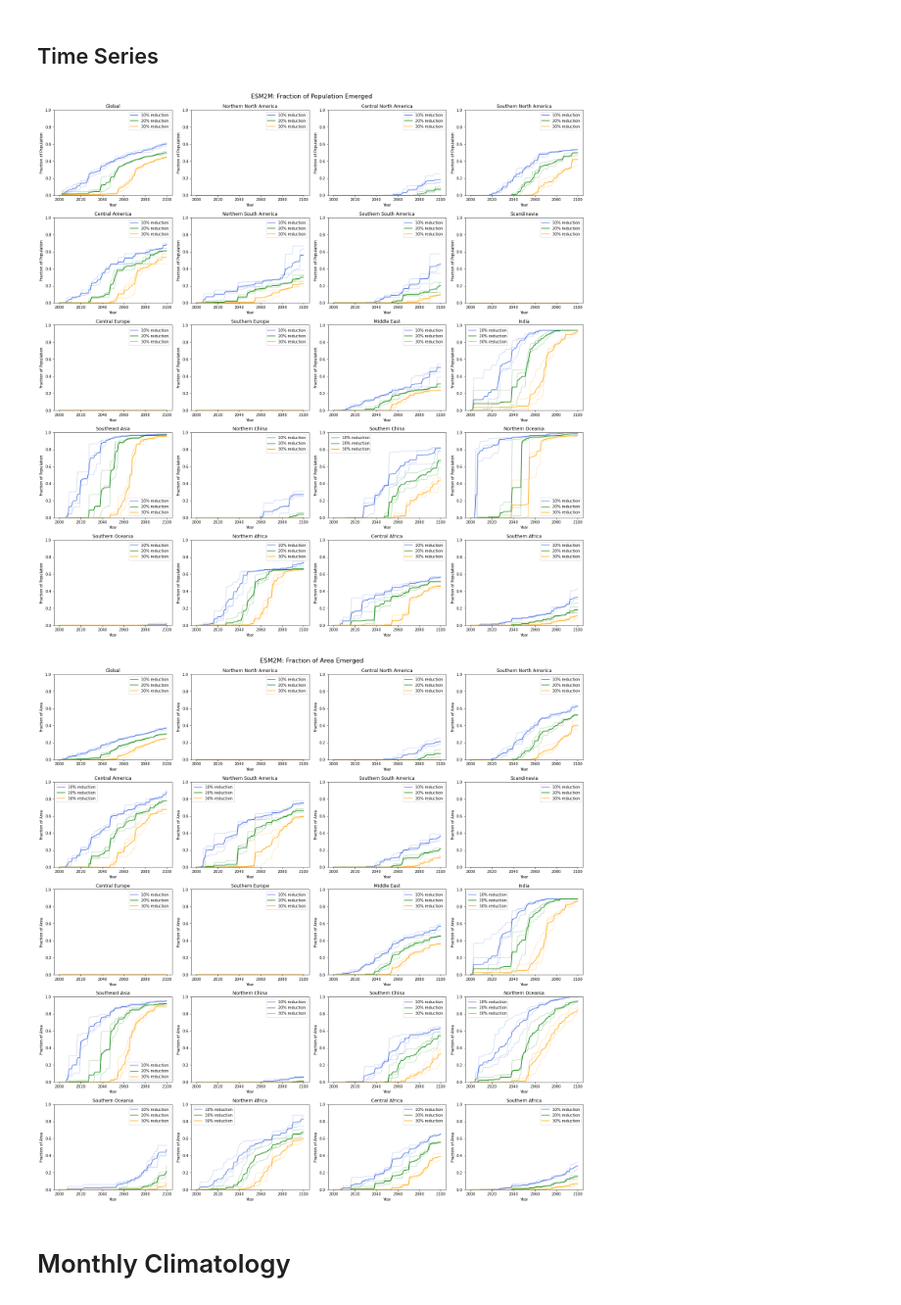
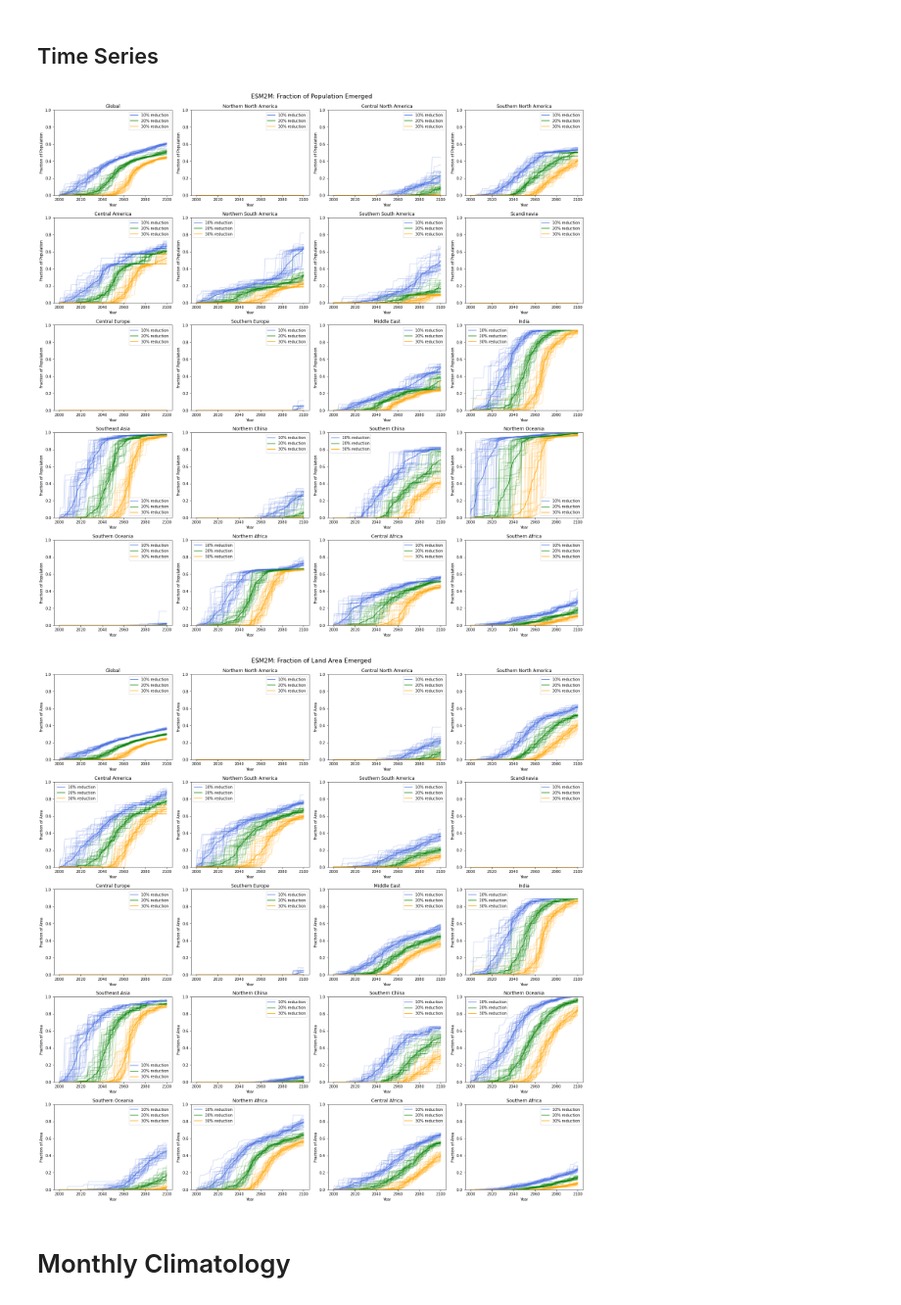
Before and after one commit to KYan19/pei, a Jupyter notebook: notebooks/8.0_Emergence_Updated_GFDL.ipynb, the cells around one changed output. Shown at 98% size. Cells and saved outputs as stored; diff of their text form; code cells hidden in the pictures.

Commit message:
Adding ensemble members to ToE plots

```diff
--- a/notebooks/8.0_Emergence_Updated_GFDL.ipynb
+++ b/notebooks/8.0_Emergence_Updated_GFDL.ipynb
@@ -16,7 +17,9 @@ import matplotlib.lines as mlines
 ## Capacity Data
 # %%
 # Load ESM2M labor capacity data
-ds_esm2m = xr.open_dataset('../data/processed/GFDL/Monthly_Capacity/monthly_capacity_ens1-3_1950-2100.nc').rename({'__xarray_dataarray_variable__':'capacity'})
+ds_esm2m = xr.open_mfdataset('../data/processed/GFDL/Monthly_Capacity/monthly_capacity_ens*_1950-2100.nc',combine='nested',concat_dim='ensemble',chunks={'time':1095})
+ds_esm2m = ds_esm2m.rename({'__xarray_dataarray_variable__':'capacity'})
 # %%
 # Calculate 1980-2000 baseline by month
-ds_base = lf.calc_baseline(ds_esm2m)
+with ProgressBar():
+    ds_base = lf.calc_baseline(ds_esm2m).compute()
@@ -44,4 +49,5 @@ labor_thres = [0.9,0.8,0.7]
 freq_thres = 3
 
 # Calculate ToEs for all grid cells and ensemble members
-ds_toe = lf.toe(ds_esm2m,ds_base,labor_thres,freq_thres)
+with ProgressBar():
+    ds_toe = lf.toe(ds_esm2m,ds_base,labor_thres,freq_thres).compute()
@@ -102,11 +131,11 @@ lf.toe_bar(ds_esm2m,ds_base,ds_pop,'GFDL','ESM2M: Portion of 21st Century Follow
 # %%
 lf.frac_emerge_all(ds_toe,ds_pop,'GFDL','Fraction of Population','ESM2M: Fraction of Population Emerged')
 # %% [output]
-[figure, old version]
+[figure, new version]
 # %%
-lf.frac_emerge_all(ds_toe,land_area_adj,'GFDL','Fraction of Area','ESM2M: Fraction of Area Emerged')
+lf.frac_emerge_all(ds_toe,land_area_adj,'GFDL','Fraction of Area','ESM2M: Fraction of Land Area Emerged')
 # %% [output]
-[figure, old version]
+[figure, new version]
 # %% [markdown]
 # Monthly Climatology
 # %%
```
Also changed, not shown: parts of 8 cells of this notebook, 4 other files.
